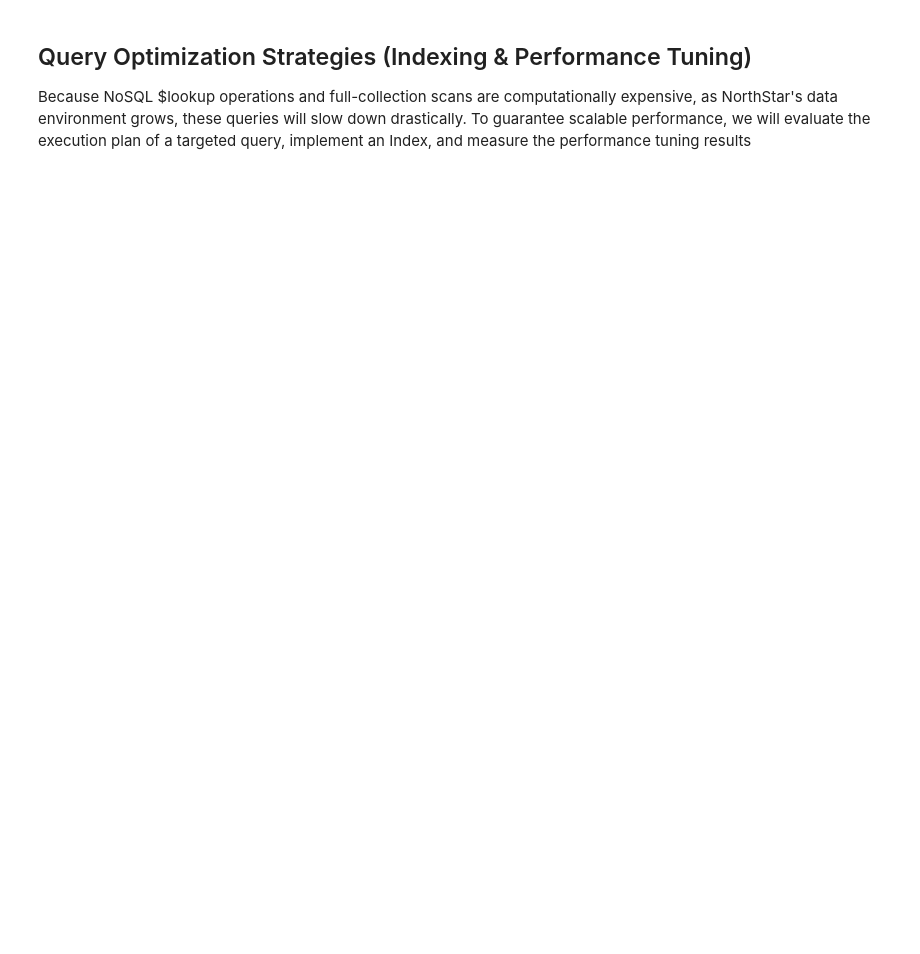
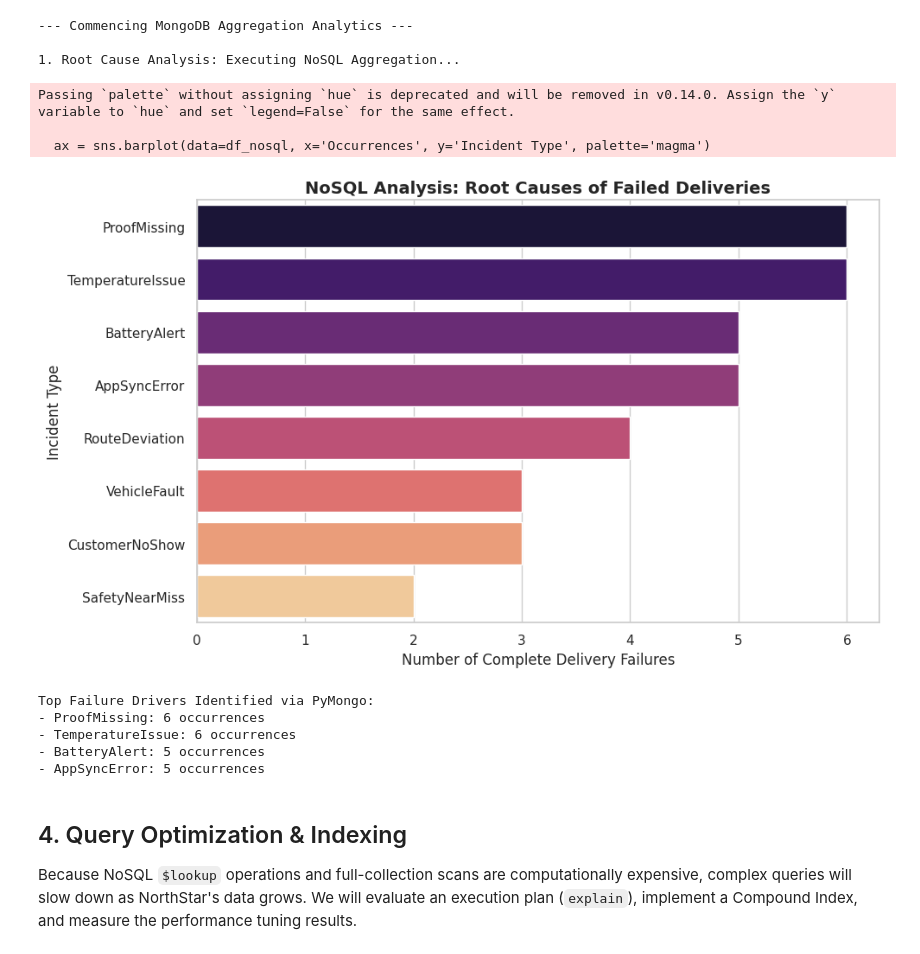
Before and after one commit to ViniUK00/NorthStar-Analytics-Coursework, a Jupyter notebook: MongoDB.ipynb, the cells around one changed output. Cells and saved outputs as stored; diff of their text form; code cells hidden in the pictures; blank space fills up the shorter version.

```diff
--- a/MongoDB.ipynb
+++ b/MongoDB.ipynb
@@ -111,4 +83,62 @@ DELETE: Successfully removed test incident from database.
+# %%
+import matplotlib.pyplot as plt
+import seaborn as sns
+import pandas as pd
+
+print("\n--- Commencing MongoDB Aggregation Analytics ---\n")
+
+# PIPELINE: The Root Cause of Failed Deliveries
+pipeline_1 = [
+    {"$match": {"delivery_status": "Failed"}},
+    {"$lookup": {
+        "from": "incidents",
+        "localField": "delivery_id",
+        "foreignField": "delivery_id",
+        "as": "incident_details"
+    }},
+    {"$unwind": "$incident_details"},
+    {"$group": {
+        "_id": "$incident_details.incident_type",
+        "total_failures_caused": {"$sum": 1}
+    }},
+    {"$sort": {"total_failures_caused": -1}}
+]
+
+print("1. Root Cause Analysis: Executing NoSQL Aggregation...")
+results_1 = list(deliveries_col.aggregate(pipeline_1))
+
+# Convert the NoSQL JSON output into a Pandas DataFrame for Visualization
+df_nosql = pd.DataFrame(results_1)
+df_nosql.rename(columns={'_id': 'Incident Type', 'total_failures_caused': 'Occurrences'}, inplace=True)
+
+# VISUALISATION: Plotting the NoSQL Results
+plt.figure(figsize=(10, 6))
+sns.set_theme(style="whitegrid")
+ax = sns.barplot(data=df_nosql, x='Occurrences', y='Incident Type', palette='magma')
+
+plt.title('NoSQL Analysis: Root Causes of Failed Deliveries', fontsize=14, fontweight='bold')
+plt.xlabel('Number of Complete Delivery Failures', fontsize=12)
+plt.ylabel('Incident Type', fontsize=12)
+plt.tight_layout()
+plt.show()
+
+print("\nTop Failure Drivers Identified via PyMongo:")
+for index, row in df_nosql.head(4).iterrows():
+    print(f"- {row['Incident Type']}: {row['Occurrences']} occurrences")
+# %% [output]
+--- Commencing MongoDB Aggregation Analytics ---
+
+1. Root Cause Analysis: Executing NoSQL Aggregation...
+Passing `palette` without assigning `hue` is deprecated and will be removed in v0.14.0. Assign the `y` variable to `hue` and set `legend=False` for the same effect.
+
+  ax = sns.barplot(data=df_nosql, x='Occurrences', y='Incident Type', palette='magma')
+[figure, added]
+Top Failure Drivers Identified via PyMongo:
+- ProofMissing: 6 occurrences
+- TemperatureIssue: 6 occurrences
+- BatteryAlert: 5 occurrences
+- AppSyncError: 5 occurrences
 # %% [markdown]
-## Query Optimization Strategies (Indexing & Performance Tuning)
-Because NoSQL $lookup operations and full-collection scans are computationally expensive, as NorthStar's data environment grows, these queries will slow down drastically. To guarantee scalable performance, we will evaluate the execution plan of a targeted query, implement an Index, and measure the performance tuning results
+## 4. Query Optimization & Indexing
+Because NoSQL `$lookup` operations and full-collection scans are computationally expensive, complex queries will slow down as NorthStar's data grows. We will evaluate an execution plan (`explain`), implement a Compound Index, and measure the performance tuning results.
 # %%
```
Also changed, not shown: parts of 10 cells of this notebook.
